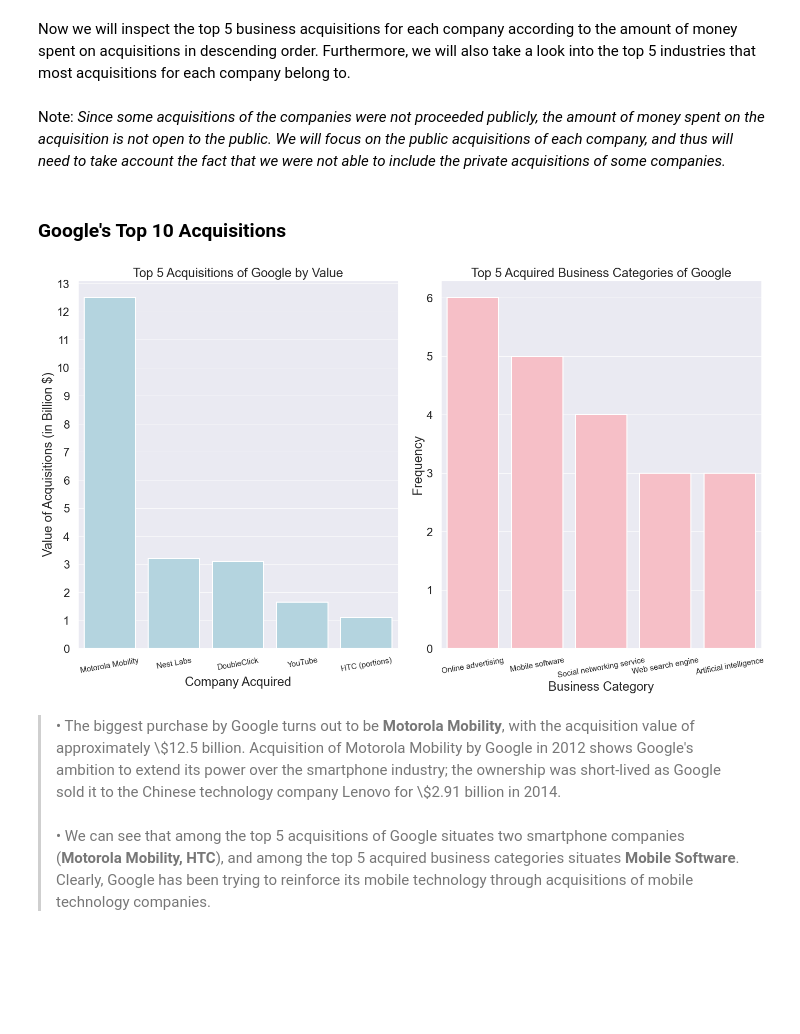
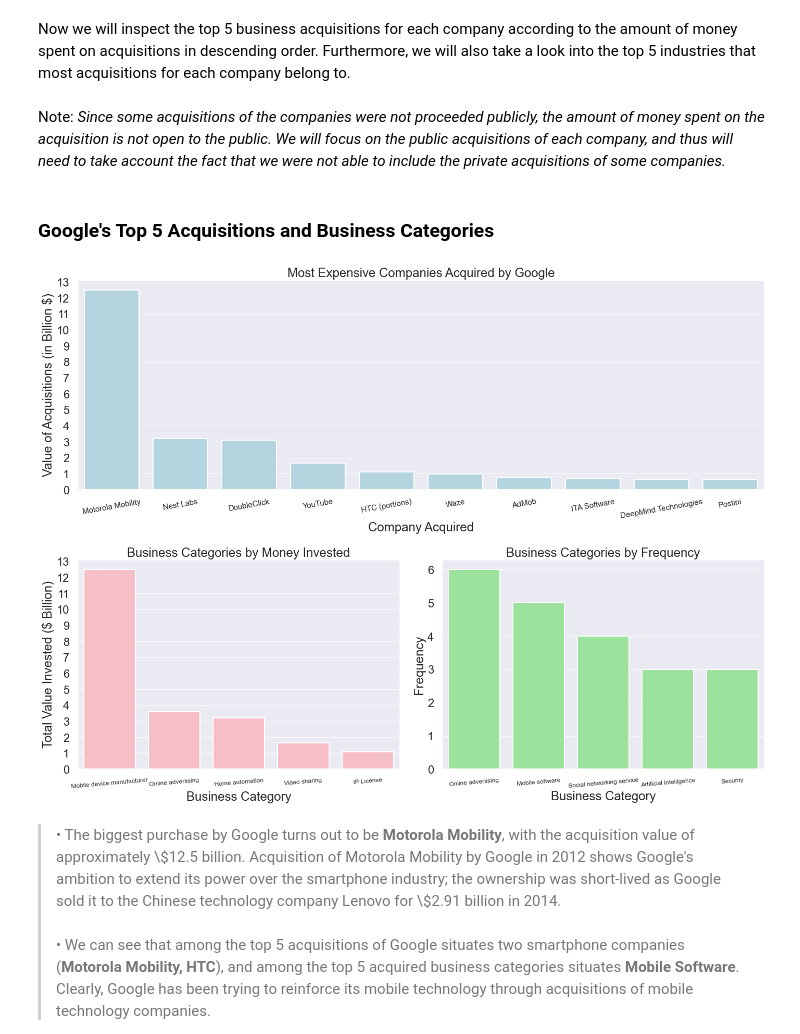
Before and after one commit to hyunjun0228/D.S.-Project-2-Company-Acquisitions, a Jupyter notebook: acquisition.ipynb, the cells around one changed output. Saved outputs shown, nothing was run; the diff lists cells and outputs as text; code cells hidden in the pictures; blank space fills up the shorter version.

Commit message:
Just need to add in details for part 3
Maybe also a brief conclusion

```diff
--- a/acquisition.ipynb
+++ b/acquisition.ipynb
@@ -48,0 +23,10 @@ print(acquisitions.head())
+# %%
+import pandas as pd
+import clean_data_acq as cd
+acquisitions = pd.read_csv('acquisitions.csv')
+
+# For later analysis in Part 3
+business_acq = cd.for_business_categories(acquisitions)
+
+acquisitions = cd.clean_data(acquisitions)
+print(acquisitions.head())
@@ -358,23 +396,30 @@ def top_five_business_categories(company_name, ax):
 sns.set_context('poster', font_scale=1, rc={'grid.linewidth': 0.8})
 sns.set_style('darkgrid')
 # %% [markdown]
-<h3> Google's Top 10 Acquisitions </h3>
+<h3> Google's Top 5 Acquisitions and Business Categories</h3>
 # %%
-plt.figure(figsize=(20,12))
+plt.figure(figsize=(20,15))
 
-ax1 = plt.subplot(1,2,1)
-top_five_acq('Google', ax1)
+ax1 = plt.subplot(2,1,1)
+top_ten_acq('Google', ax1)
 plt.tick_params(axis='x', labelsize=15)
 plt.xticks(rotation=10)
 
-ax2 = plt.subplot(1,2,2)
-top_five_business_categories('Google', ax2)
-plt.tick_params(axis='x', labelsize=15)
-plt.xticks(rotation=10)
+ax2 = plt.subplot(2,2,3)
+business_categories_by_value('Google', ax2)
+plt.tick_params(axis='x', labelsize=12)
+plt.xticks(rotation=5)
+
+ax3 = plt.subplot(2,2,4)
+business_categories_by_frequency('Google', ax3)
+plt.tick_params(axis='x', labelsize=12)
+plt.xticks(rotation=5)
 plt.tight_layout()
+
 plt.show()
+plt.close()
 # %% [output]
-[figure, old version]
+[figure, new version]
 # %% [markdown]
 <blockquote> • The biggest purchase by Google turns out to be <b>Motorola Mobility</b>, with the acquisition value of approximately \$12.5 billion. Acquisition of Motorola Mobility by Google in 2012 shows Google's ambition to extend its power over the smartphone industry; the ownership was short-lived as Google sold it to the Chinese technology company Lenovo for \$2.91 billion in 2014.<br><br>
     • We can see that among the top 5 acquisitions of Google situates two smartphone companies (<b>Motorola Mobility, HTC</b>), and among the top 5 acquired business categories situates <b>Mobile Software</b>. Clearly, Google has been trying to reinforce its mobile technology through acquisitions of mobile technology companies. <br><br>
```
Also changed, not shown: parts of 19 cells of this notebook.
